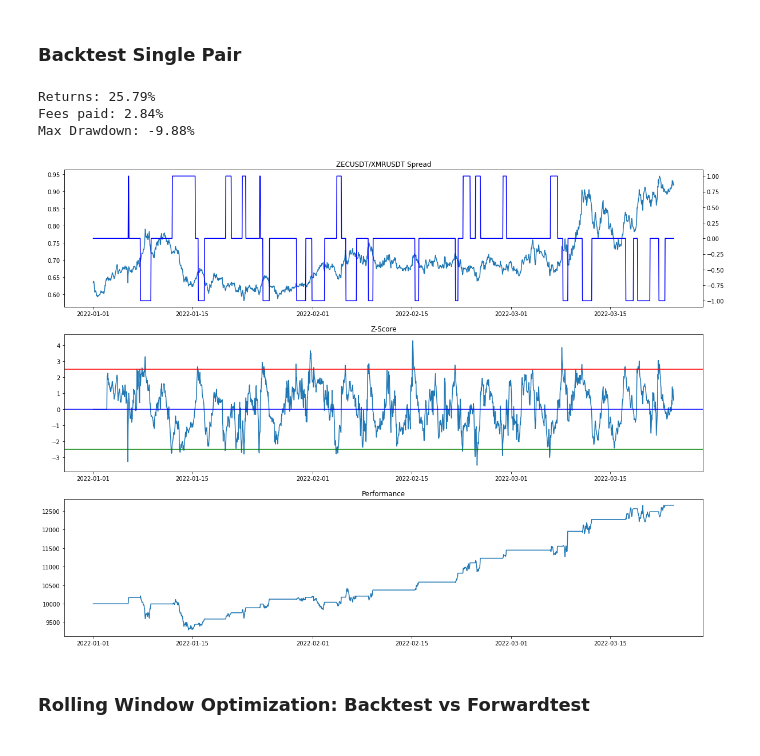
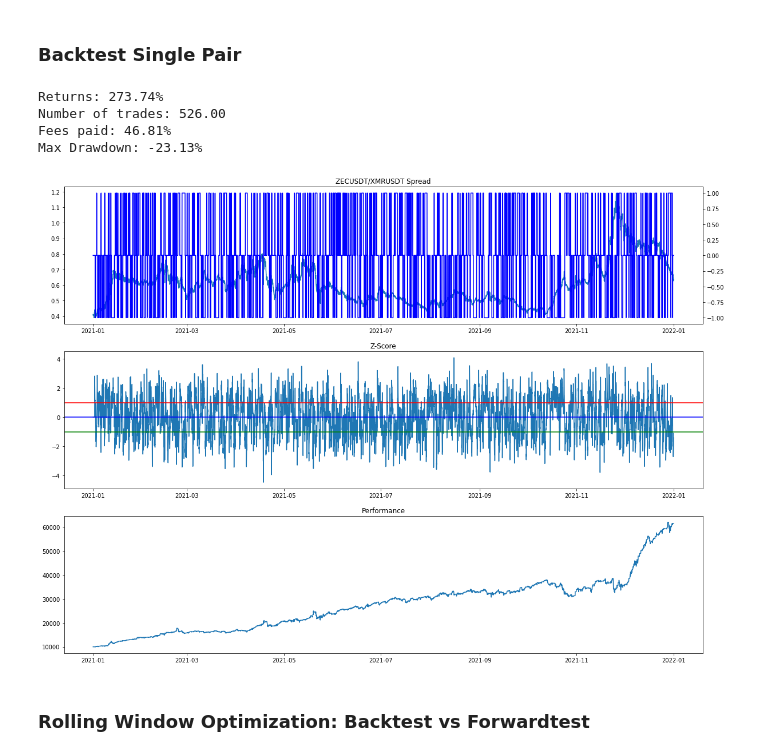
Before and after one commit to walidarbtg/cointegration, a Jupyter notebook: Z-Score Optimal Lookback Window.ipynb, the cells around one changed output. Cells and saved outputs as stored; diff of their text form; code cells hidden in the pictures.

Commit message:
WIP: lookback window optimization

```diff
--- a/Z-Score Optimal Lookback Window.ipynb
+++ b/Z-Score Optimal Lookback Window.ipynb
@@ -87,7 +87,7 @@ def get_backtest_performance(price_a, price_b, positions, fees, starting_capital
 
     capital = long_leg_dollar_size * long_leg_cumsum + short_leg_dollar_size * short_leg_cumsum
 
-    return capital, fees_paid
+    return capital, fees_paid, trades
 
 
 ## Returns backtesting stats from strategy
@@ -125,9 +125,9 @@ def zscore_mean_reversion_strategy(price_a, price_b, window, std_multiple, tradi
         else:
             positions.append(positions[i-1])
 
-    capital, fees_paid = get_backtest_performance(price_a, price_b, positions, trading_fee, starting_capital, beta)
+    capital, fees_paid, nbr_of_trades = get_backtest_performance(price_a, price_b, positions, trading_fee, starting_capital, beta)
 
-    return positions, capital, fees_paid, zscore
+    return positions, capital, fees_paid, nbr_of_trades, zscore
 
 
 ##
@@ -155,7 +155,7 @@ def backtest_zscore_strategy(params, visualize=True):
     price_b = data_b.reset_index()['price']
     spread = price_a/price_b
 
-    positions, capital, fees_paid, zscore = zscore_mean_reversion_strategy(price_a, price_b, rolling_window, std_entry, fees, start_capital, beta)
+    positions, capital, fees_paid, nbr_of_trades, zscore = zscore_mean_reversion_strategy(price_a, price_b, rolling_window, std_entry, fees, start_capital, beta)
 
     # Max drawdown calculation
     dd_i = np.argmax(np.maximum.accumulate(capital) - capital) # end of the period
@@ -183,31 +183,33 @@ def backtest_zscore_strategy(params, visualize=True):
 
     strategy_returns = (list(capital)[-1]/list(capital)[0]-1)*(1-fees_paid)
 
-    return strategy_returns, fees_paid, max_dd
+    return strategy_returns, fees_paid, nbr_of_trades, max_dd
 # %% [markdown]
 ### Backtest Single Pair
 # %%
 params = {
     'asset_a': 'ZECUSDT',
     'asset_b': 'XMRUSDT',
     'starting_capital': 10000.0,
     'fees': 0.0006,
-    'rolling_window': 48,
-    'std_entry': 2.5,
+    'rolling_window': 24,
+    'std_entry': 1,
     'beta': 1,
-    'start_date': '2022-01-01 00:00:00',
-    'end_date': '2022-03-24 00:00:00'
+    'start_date': '2021-01-01 00:00:00',
+    'end_date': '2022-01-01 00:00:00'
 }
 
-returns, fees_paid, max_drawdown = backtest_zscore_strategy(params, True)
+returns, fees_paid, nbr_of_trades, max_drawdown = backtest_zscore_strategy(params, True)
 
 print('Returns: {:.2f}%'.format(returns*100))
+print('Number of trades: {:.2f}'.format(nbr_of_trades/2))
 print('Fees paid: {:.2f}%'.format(fees_paid*100))
 print('Max Drawdown: {:.2f}%'.format(max_drawdown*100))
 # %% [output]
-Returns: 25.79%
-Fees paid: 2.84%
-Max Drawdown: -9.88%
+Returns: 273.74%
+Number of trades: 526.00
+Fees paid: 46.81%
+Max Drawdown: -23.13%
-[figure, old version]
+[figure, new version]
 # %% [markdown]
 ### Rolling Window Optimization: Backtest vs Forwardtest
```
Also changed, not shown: parts of 2 cells of this notebook.
